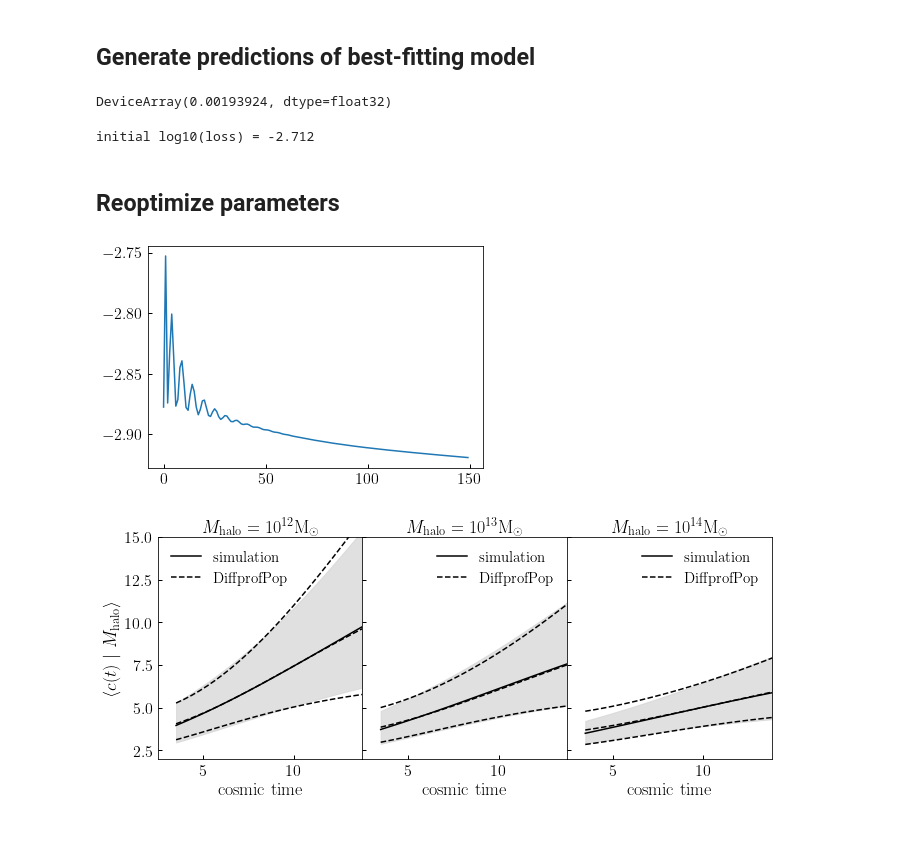
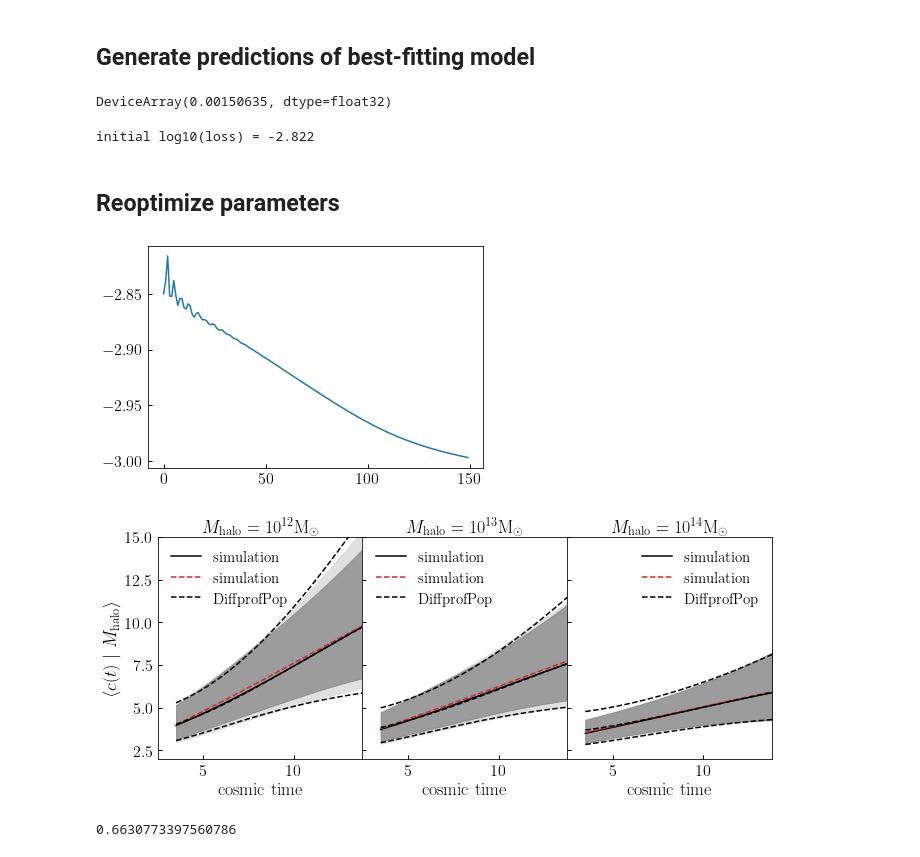
Before and after one commit to BaryonPasters/diffprof, a Jupyter notebook: notebooks/dev_refit_dpp_params.ipynb, the cells around one changed output. Cells and saved outputs as stored; diff of their text form; code cells hidden in the pictures.

Commit message:
Discovered bug in calculate_halo_sample_target_data function. Need to rescale returned std by trimming factor

```diff
--- a/notebooks/dev_refit_dpp_params.ipynb
+++ b/notebooks/dev_refit_dpp_params.ipynb
@@ -65,19 +65,30 @@ indx_mdpl2 = retrieve_lh_sample_indices(tree_mdpl2, 13.4, 14.2, 1, 100_000)
 # %% [markdown]
 ### Alternatively use manually-declared halo samples
 # %%
-# from diffprof.get_target_simdata import calculate_halo_sample_target_data
+from diffprof.latin_hypercube import get_scipy_kdtree, retrieve_lh_sample_indices
+tree_bpl = get_scipy_kdtree(bpl['logmp'])
+tree_mdpl2 = get_scipy_kdtree(mdpl2['logmp'])
 
-# lgmhalo_targets = np.array((12.0, 13.0, 14.0))
-# p50_targets = np.linspace(0.2, 0.8, 20)
+indx_bpl = retrieve_lh_sample_indices(tree_bpl, 11.85, 13.4, 1, 100_000)
+indx_mdpl2 = retrieve_lh_sample_indices(tree_mdpl2, 13.4, 14.2, 1, 100_000)
 
-# args = (bpl['logmp'][indx_bpl], mdpl2['logmp'][indx_mdpl2],
-#         lgconc_history_bpl[indx_bpl], lgconc_history_mdpl2[indx_mdpl2],
-#        bpl['p_tform_50'][indx_bpl], mdpl2['p_tform_50'][indx_mdpl2],
-#         lgmhalo_targets, p50_targets)
+from diffprof.get_target_simdata import calculate_halo_sample_target_data
 
-# res = calculate_halo_sample_target_data(*args)
-# target_avg_log_conc_lgm0, target_std_log_conc_lgm0 = res[:2]
-# target_avg_log_conc_p50_lgm0, _target_std_log_conc_p50_lgm0 = res[2:]
+lgmhalo_targets = np.array((12.0, 13.0, 14.0))
+p50_targets = np.linspace(0.1, 0.9, 20)
+
+args = (bpl['logmp'][indx_bpl], mdpl2['logmp'][indx_mdpl2],
+        lgconc_history_bpl[indx_bpl], lgconc_history_mdpl2[indx_mdpl2],
+       bpl['p_tform_50'][indx_bpl], mdpl2['p_tform_50'][indx_mdpl2],
+        lgmhalo_targets, p50_targets)
+args = (bpl['logmp'], mdpl2['logmp'],
+        lgconc_history_bpl, lgconc_history_mdpl2,
+       bpl['p_tform_50'], mdpl2['p_tform_50'],
+        lgmhalo_targets, p50_targets)
+
+res = calculate_halo_sample_target_data(*args)
+target_sim_avg_log_conc_lgm0, target_sim_std_log_conc_lgm0 = res[:2]
+target_sim_avg_log_conc_p50_lgm0, _target_sim_std_log_conc_p50_lgm0 = res[2:]
 # %% [markdown]
 ## Use target data model
 # %%
@@ -130,6 +141,7 @@ grid_data = _get_grid_data(p50_targets, TARR_FIT, u_be_grid, u_lgtc_bl_grid)
 # %%
 from diffprof.bpl_dpp import DEFAULT_PARAMS
 dpp_params = np.array(list(DEFAULT_PARAMS.values()))
+dpp_params = np.load("new_p_best.npy")
 # %%
 from dev_new_loss import _mse_loss_multimass
 
@@ -137,7 +149,7 @@ _mse_loss_multimass(
     dpp_params, grid_data, lgmhalo_targets,
     target_avg_log_conc_p50_lgm0, target_avg_log_conc_lgm0, target_std_log_conc_lgm0)
 # %% [output]
-DeviceArray(0.00193924, dtype=float32)
+DeviceArray(0.00150635, dtype=float32)
 # %%
 from diffprof.fitting_helpers.utils import jax_adam_wrapper
 from dev_new_loss import _global_loss_func
@@ -153,7 +165,7 @@ from jax import value_and_grad
 _global_loss_func_and_grad = value_and_grad(_global_loss_func, argnums=0)
 loss_and_grads = _global_loss_func_and_grad(dpp_params, global_loss_data)
 # %% [output]
-initial log10(loss) = -2.712
+initial log10(loss) = -2.822
 # %% [markdown]
 ## Reoptimize parameters
 # %%
@@ -164,7 +176,7 @@ p_best, loss, loss_history = _res[:3]
 fig, ax = plt.subplots(1, 1)
 __=ax.plot(np.log10(loss_history))
 # %% [output]
-[figure, old version]
+[figure, new version]
 # %%
 np.save('new_p_best', p_best)
 # %%
@@ -177,35 +189,49 @@ _get_preds_multimass = jjit(vmap(_get_preds_singlemass, in_axes=_m))
 _preds = _get_preds_multimass(p_best, lgmhalo_targets, TARR_FIT, p50_targets, u_be_grid, u_lgtc_bl_grid)
 pred_avg_log_conc_p50, pred_avg_log_conc_lgm0, pred_std_log_conc_lgm0, pred_std_log_conc_p50 = _preds
 # %%
+from scipy.stats.mstats import trimmed_mean, trimmed_std
+trimming_factor = trimmed_std(np.random.normal(loc=0, scale=1, size=int(1e5)))
+
+
 fig, axes = plt.subplots(1, 3, sharex=True, sharey=True, figsize=(11, 4))
 (ax0, ax1, ax2) = axes
 fig.subplots_adjust(wspace=0, hspace=0)
 xlim = ax0.set_xlim(2.5, 13.75)
 ylim = ax0.set_ylim(2, 15)
 
 MHALO_LABELS = (r'$M_{\rm halo}=10^{12}{\rm M_{\odot}}$',
           r'$M_{\rm halo}=10^{13}{\rm M_{\odot}}$',
           r'$M_{\rm halo}=10^{14}{\rm M_{\odot}}$')
 for im, ax in enumerate(axes):
 
     __=ax.plot(TARR_FIT, 10**target_avg_log_conc_lgm0[im, :], color='k', label=r'${\rm simulation}$')
+    __=ax.plot(TARR_FIT, 10**target_sim_avg_log_conc_lgm0[im, :], '--', color=mred, label=r'${\rm simulation}$')
     __=ax.plot(TARR_FIT, 10**pred_avg_log_conc_lgm0[im, :], '--', color='k', label=r'${\rm DiffprofPop}$')
 
     lgylo = target_avg_log_conc_lgm0[im, :] - target_std_log_conc_lgm0[im, :]
     lgyhi = target_avg_log_conc_lgm0[im, :] + target_std_log_conc_lgm0[im, :]
     __=ax.fill_between(TARR_FIT, 10**lgylo, 10**lgyhi, color='lightgray', alpha=0.7)
+
+    lgylo = target_sim_avg_log_conc_lgm0[im, :] - target_sim_std_log_conc_lgm0[im, :]/trimming_factor
+    lgyhi = target_sim_avg_log_conc_lgm0[im, :] + target_sim_std_log_conc_lgm0[im, :]/trimming_factor
+    __=ax.fill_between(TARR_FIT, 10**lgylo, 10**lgyhi, color='gray', alpha=0.7)
 
     lgylo = pred_avg_log_conc_lgm0[im, :] - pred_std_log_conc_lgm0[im, :]
     lgyhi = pred_avg_log_conc_lgm0[im, :] + pred_std_log_conc_lgm0[im, :]
     __=ax.plot(TARR_FIT, 10**lgylo, '--', color='k')
     __=ax.plot(TARR_FIT, 10**lgyhi, '--', color='k')
 
     xlabel = ax.set_xlabel(r'${\rm cosmic\ time}$')
     title = ax.set_title(MHALO_LABELS[im])
     leg = ax.legend()
 ylabel = ax0.set_ylabel(r'$\langle c(t)\ \vert\ M_{\rm halo}\rangle$')
 # %% [output]
-[figure, old version]
+[figure, new version]
+# %%
+from scipy.stats.mstats import trimmed_mean, trimmed_std
+trimmed_std(np.random.normal(loc=0, scale=1, size=int(1e5)))
+# %% [output]
+0.6630773397560786
 # %%
 fig, axes = plt.subplots(1, 3, sharex=True, sharey=True, figsize=(11, 4))
 (ax0, ax1, ax2) = axes
```
Also changed, not shown: parts of 3 cells of this notebook, 2 other files.
